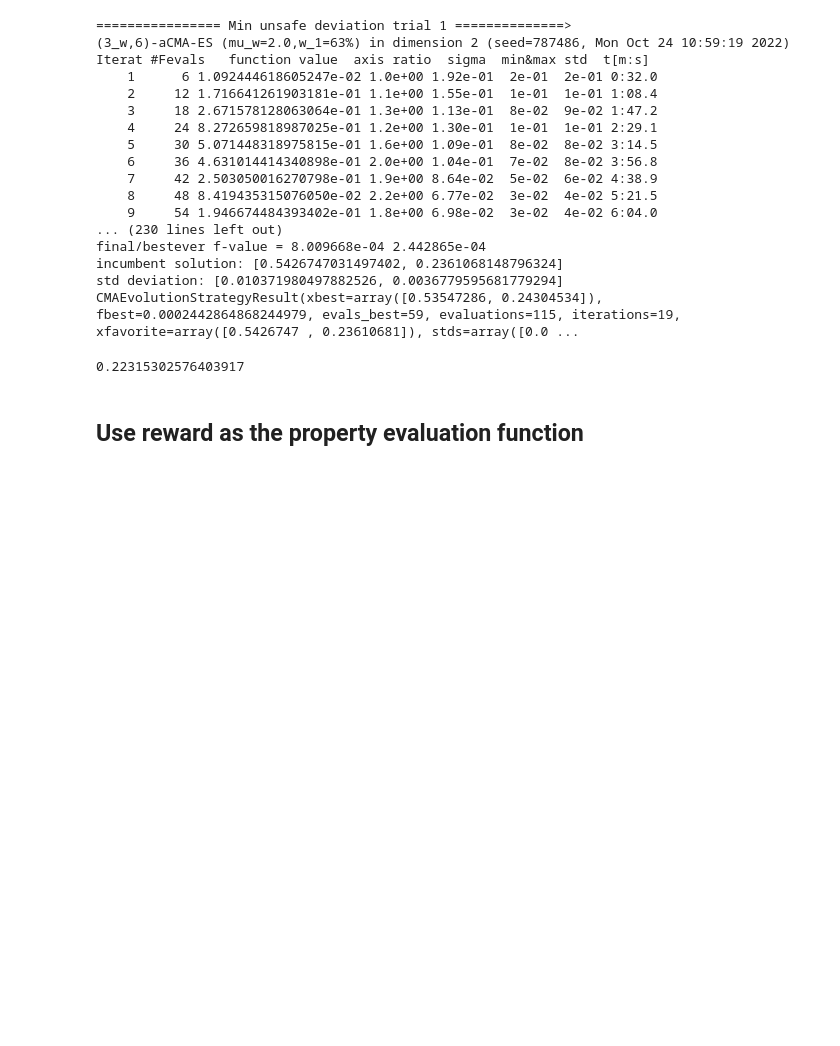
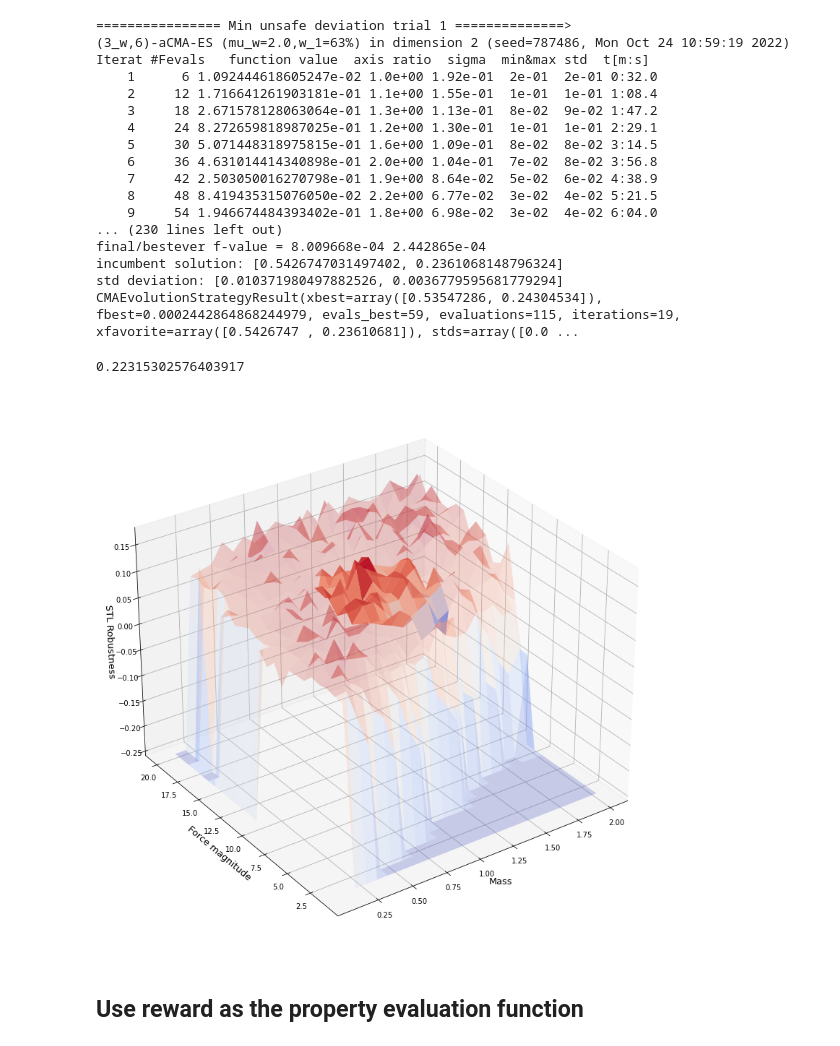
Before and after one commit to SteveZhangBit/STL-Robustness, a Jupyter notebook: cartpole-dqn/CartPole-DQN.ipynb, the cells around one changed output. Saved outputs shown, nothing was run; the diff lists cells and outputs as text; code cells hidden in the pictures; blank space fills up the shorter version.

Commit message:
add boundary plot

```diff
--- a/cartpole-dqn/CartPole-DQN.ipynb
+++ b/cartpole-dqn/CartPole-DQN.ipynb
@@ -205,6 +205,25 @@ incumbent solution: [0.5426747031497402, 0.2361068148796324]
 std deviation: [0.010371980497882526, 0.0036779595681779294]
 CMAEvolutionStrategyResult(xbest=array([0.53547286, 0.24304534]), fbest=0.0002442864868244979, evals_best=59, evaluations=115, iterations=19, xfavorite=array([0.5426747 , 0.23610681]), stds=array([0.0 ...
 0.22315302576403917
+# %%
+boundary = 0.223153
+ax, masses, forces, grid_data = analysis.grid_plot(masscart, force_mag, 25, 25, x_name="masses", y_name="forces",
+                                                   z_name='STL Robustness', boundary=boundary)
+
+# center = normalize(delta_0, dev_bounds)
+# X = np.linspace(center[0] - boundary, center[0] + boundary)
+# Y1 = center[1] + np.sqrt(np.clip(boundary**2 - (X - center[0])**2, 0, None))
+# Y2 = center[1] - np.sqrt(np.clip(boundary**2 - (X - center[0])**2, 0, None))
+# ax.plot(scale(X, dev_bounds[0]), scale(Y1, dev_bounds[1]), 0.08, zorder=10, color='black')
+# ax.plot(scale(X, dev_bounds[0]), scale(Y2, dev_bounds[1]), 0.08, zorder=10, color='black')
+
+ax.set_xlabel('Mass', fontsize=13)
+ax.set_ylabel('Force magnitude', fontsize=13)
+ax.view_init(30, -125)
+plt.savefig('gifs/robustness-landscape-boundary.png')
+plt.show()
+# %% [output]
+[figure, added]
 # %% [markdown]
 ## Use reward as the property evaluation function
 # %%
```
Also changed, not shown: 4 other files.
